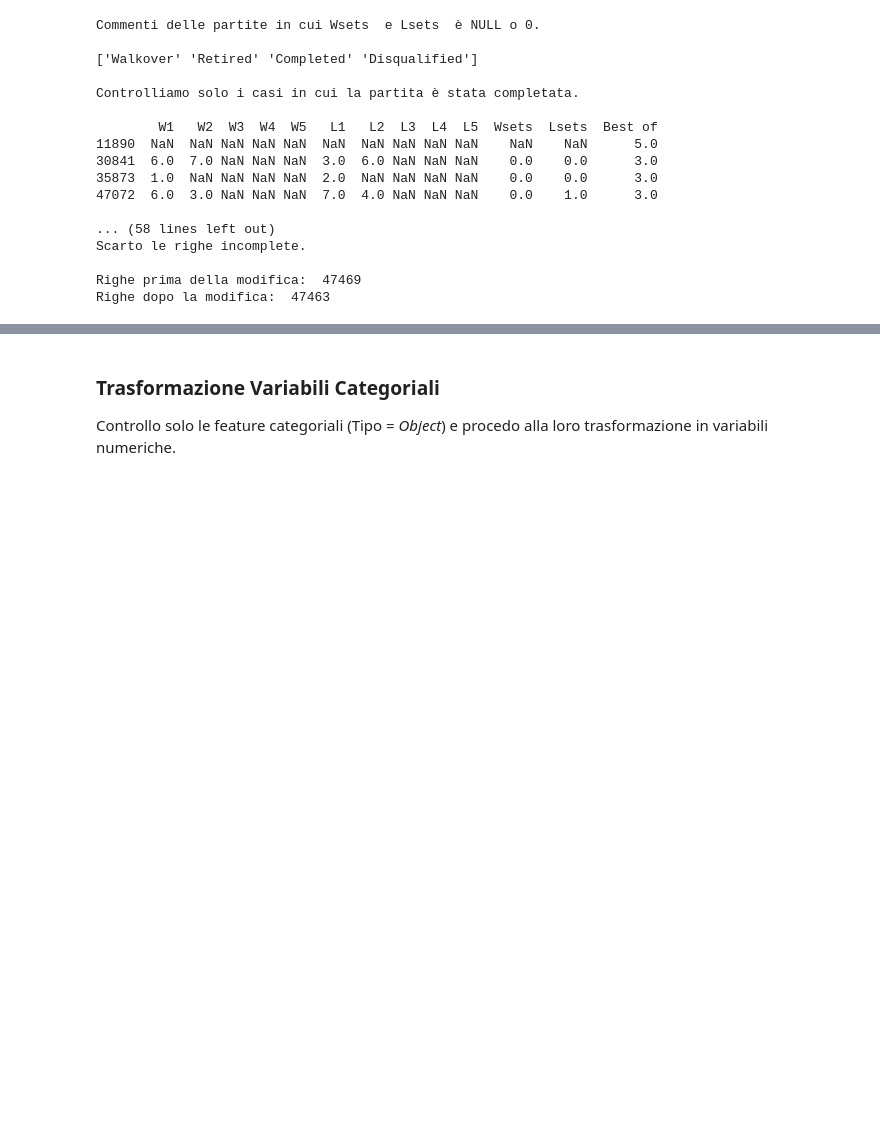
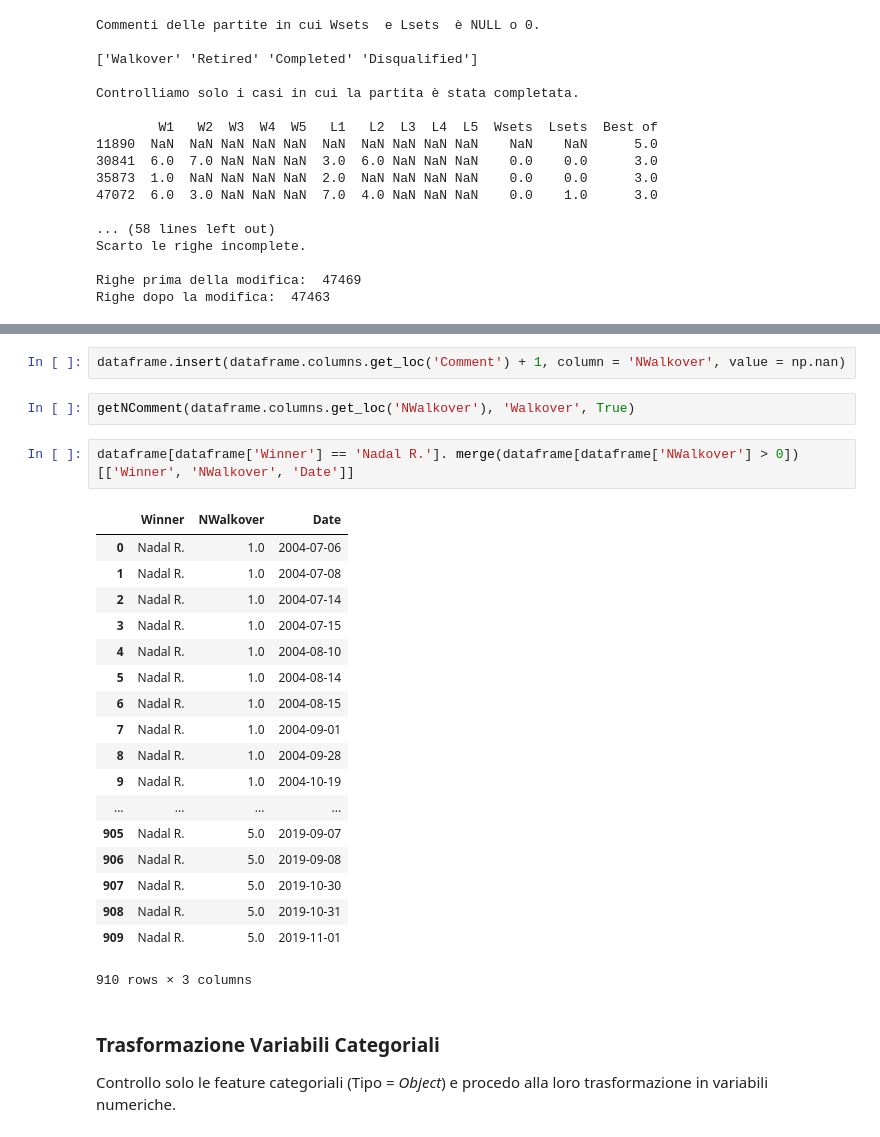
Before and after one commit to RiccardoSpolaor/Predict_Winner_2020_Australian_Open, a Jupyter notebook: project.ipynb, the cells around one changed output, grey strips where cells are left out. Saved outputs shown, nothing was run; the diff lists cells and outputs as text; blank space fills up the shorter version.

```diff
--- a/project.ipynb
+++ b/project.ipynb
@@ -528,3 +557,28 @@ printNan()
+# %%
+dataframe.insert(dataframe.columns.get_loc('Comment') + 1, column = 'NWalkover', value = np.nan)
+# %%
+getNComment(dataframe.columns.get_loc('NWalkover'), 'Walkover', True)
+# %%
+dataframe[dataframe['Winner'] == 'Nadal R.']. merge(dataframe[dataframe['NWalkover'] > 0])[['Winner', 'NWalkover', 'Date']]
+# %% [output]
+|  | Winner | NWalkover | Date |
+| 0 | Nadal R. | 1.0 | 2004-07-06 |
+| 1 | Nadal R. | 1.0 | 2004-07-08 |
+| 2 | Nadal R. | 1.0 | 2004-07-14 |
+| 3 | Nadal R. | 1.0 | 2004-07-15 |
+| 4 | Nadal R. | 1.0 | 2004-08-10 |
+| 5 | Nadal R. | 1.0 | 2004-08-14 |
+| 6 | Nadal R. | 1.0 | 2004-08-15 |
+| 7 | Nadal R. | 1.0 | 2004-09-01 |
+| 8 | Nadal R. | 1.0 | 2004-09-28 |
+| 9 | Nadal R. | 1.0 | 2004-10-19 |
+| ... | ... | ... | ... |
+| 905 | Nadal R. | 5.0 | 2019-09-07 |
+| 906 | Nadal R. | 5.0 | 2019-09-08 |
+| 907 | Nadal R. | 5.0 | 2019-10-30 |
+| 908 | Nadal R. | 5.0 | 2019-10-31 |
+| 909 | Nadal R. | 5.0 | 2019-11-01 |
+910 rows × 3 columns
 # %% [markdown]
 ### Trasformazione Variabili Categoriali
 Controllo solo le feature categoriali (Tipo = *Object*) e procedo alla loro trasformazione in variabili numeriche.
```
Also changed, not shown: parts of 10 cells of this notebook, 2 other files.
